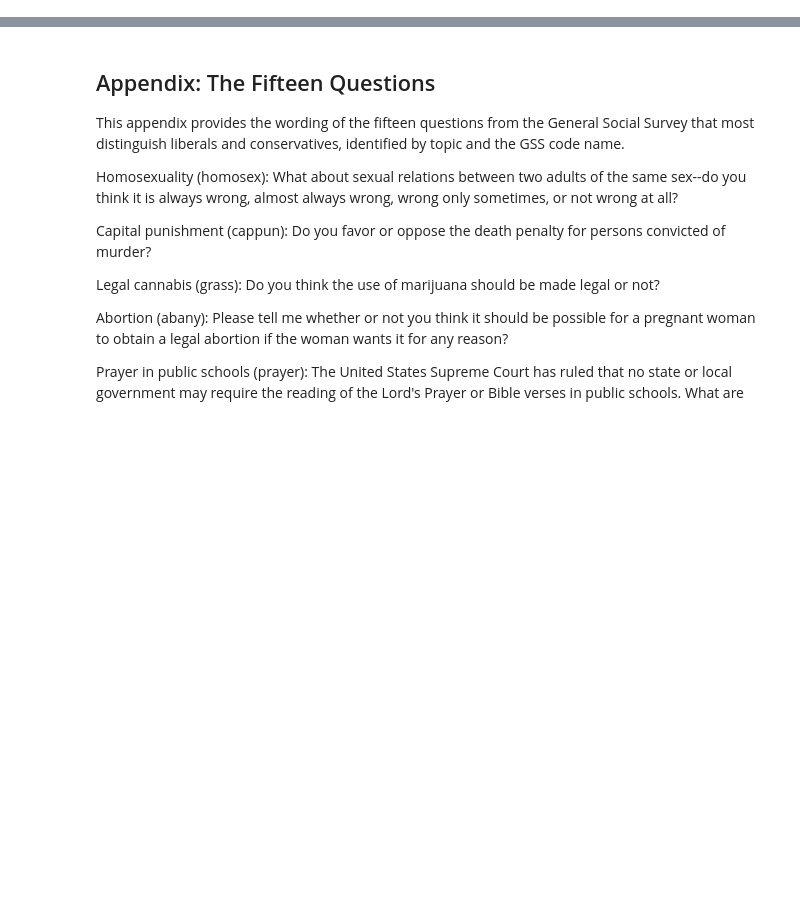
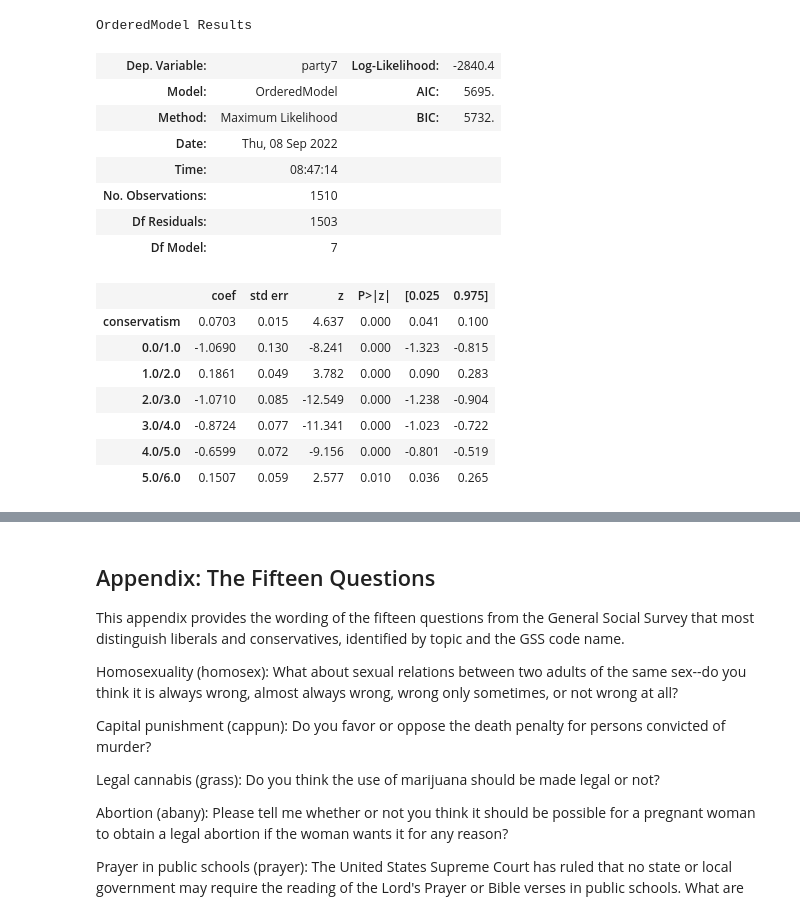
Before and after one commit to AllenDowney/PoliticalAlignmentCaseStudy, a Jupyter notebook: 05_alignment.ipynb, the cells around one changed output, grey strips where cells are left out. Cells and saved outputs as stored; diff of their text form; code cells hidden in the pictures; blank space fills up the shorter version.

```diff
--- a/05_alignment.ipynb
+++ b/05_alignment.ipynb
@@ -963,7 +962,25 @@ subset = gss.query("year == 2018")
 [interactive output not drawn]
 # %%
 res_log = fit_ordinal(subset)
+res_log.summary()
 # %% [output]
+OrderedModel Results
+| Dep. Variable: | party7 | Log-Likelihood: | -2840.4 |
+| Model: | OrderedModel | AIC: | 5695. |
+| Method: | Maximum Likelihood | BIC: | 5732. |
+| Date: | Thu, 08 Sep 2022 |  |  |
+| Time: | 08:47:14 |  |  |
+| No. Observations: | 1510 |  |  |
+| Df Residuals: | 1503 |  |  |
+| Df Model: | 7 |  |  |
+|  | coef | std err | z | P>|z| | [0.025 | 0.975] |
+| conservatism | 0.0703 | 0.015 | 4.637 | 0.000 | 0.041 | 0.100 |
+| 0.0/1.0 | -1.0690 | 0.130 | -8.241 | 0.000 | -1.323 | -0.815 |
+| 1.0/2.0 | 0.1861 | 0.049 | 3.782 | 0.000 | 0.090 | 0.283 |
+| 2.0/3.0 | -1.0710 | 0.085 | -12.549 | 0.000 | -1.238 | -0.904 |
+| 3.0/4.0 | -0.8724 | 0.077 | -11.341 | 0.000 | -1.023 | -0.722 |
+| 4.0/5.0 | -0.6599 | 0.072 | -9.156 | 0.000 | -0.801 | -0.519 |
+| 5.0/6.0 | 0.1507 | 0.059 | 2.577 | 0.010 | 0.036 | 0.265 |
 [interactive output not drawn]
 # %%
 subset["party_pred"] = np.nan
```
Also changed, not shown: parts of 25 cells of this notebook.
